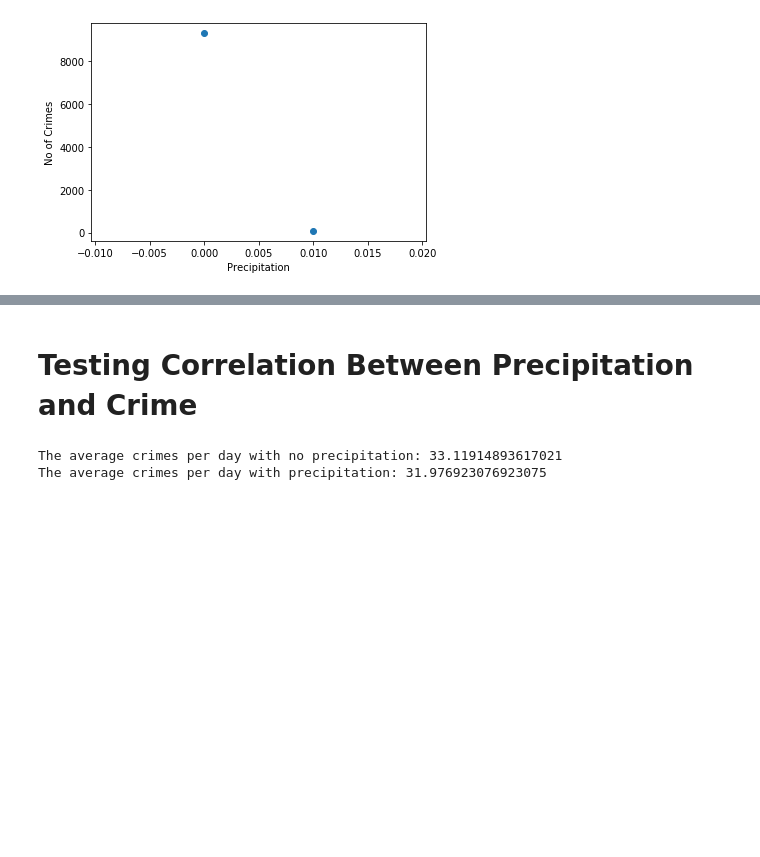
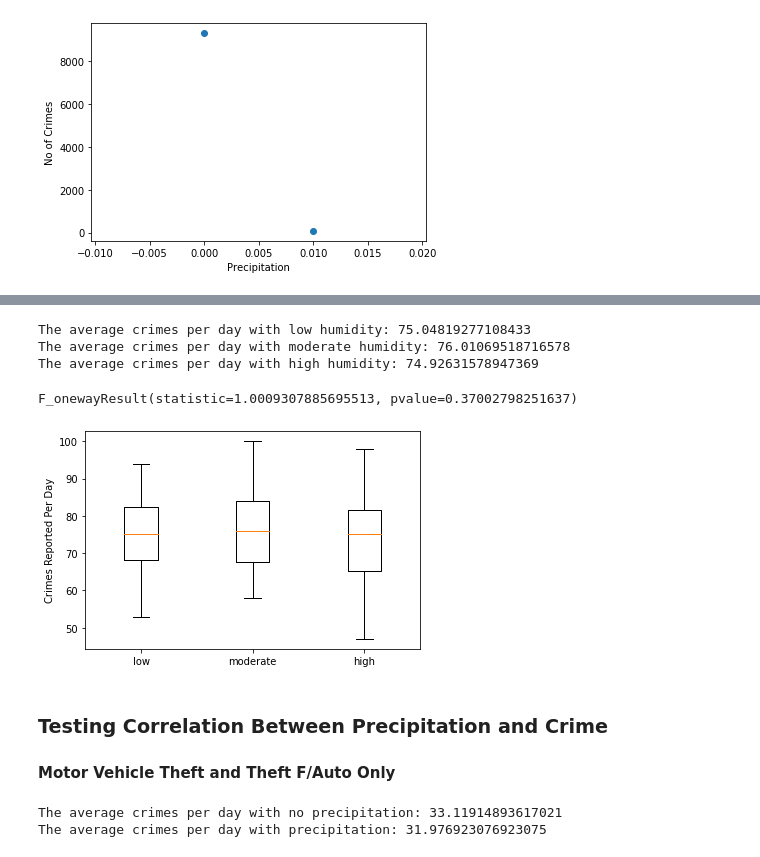
Before and after one commit to b-wild/Project_One_Group_2, a Jupyter notebook: Q3-4_Correlation.ipynb, the cells around one changed output, grey strips where cells are left out. Saved outputs shown, nothing was run; the diff lists cells and outputs as text; code cells hidden in the pictures; blank space fills up the shorter version.

```diff
--- a/Q3-4_Correlation.ipynb
+++ b/Q3-4_Correlation.ipynb
@@ -184,5 +346,60 @@ plt.show()
+# %%
+bins = [0, 54.9, 75.9, 100]
+bin_labels = ['low humidity', 'moderate humidity', 'high humidity']
+
+# organize weather by bins
+data['Humidity Level'] = pd.cut(data['Avg Humidity (%)'], bins, labels=bin_labels, include_lowest=True)
+
+# Avg crime per day low humidity
+low_humidity = data.loc[data['Humidity Level'] == 'low humidity', :]
+low_humidity_group = pd.DataFrame(low_humidity.groupby('Start Date').count())
+avg_crime_low_humidity = (low_humidity_group['ID']).mean()
+print(f"The average crimes per day with low humidity: {avg_crime_low_humidity}")
+
+# Avg crime per day moderate humidity
+mod_humidity = data.loc[data['Humidity Level'] == 'moderate humidity', :]
+mod_humidity_group = pd.DataFrame(mod_humidity.groupby('Start Date').count())
+avg_crime_mod_humidity = (mod_humidity_group['ID']).mean()
+print(f"The average crimes per day with moderate humidity: {avg_crime_mod_humidity}")
+
+# Avg crime per day high humidity
+high_humidity = data.loc[data['Humidity Level'] == 'high humidity', :]
+high_humidity_group = pd.DataFrame(high_humidity.groupby('Start Date').count())
+avg_crime_high_humidity = (high_humidity_group['ID']).mean()
+print(f"The average crimes per day with high humidity: {avg_crime_high_humidity}")
+# %% [output]
+The average crimes per day with low humidity: 75.04819277108433
+The average crimes per day with moderate humidity: 76.01069518716578
+The average crimes per day with high humidity: 74.92631578947369
+# %%
+# One-way ANOVA Test
+# Perform the ANOVA
+# Take samples of 50 from each group.
+low_humidity_sample = random.sample(list(low_humidity_group['ID']), k=50)
+mod_humidity_sample = random.sample(list(mod_humidity_group['ID']), k=50)
+high_humidity_sample = random.sample(list(high_humidity_group['ID']), k=50)
+st.f_oneway(low_humidity_sample, mod_humidity_sample, high_humidity_sample)
+# %% [output]
+F_onewayResult(statistic=1.0009307885695513, pvalue=0.37002798251637)
+# %%
+# Box plot
+box_plot = []
+box_plot.append(low_humidity_sample)
+box_plot.append(mod_humidity_sample)
+box_plot.append(high_humidity_sample)
+
+humidity_label = ['low humidity', 'moderate humidity', 'high humidity']
+
+fig1, ax1 = plt.subplots()
+ax1.set_ylabel('Crimes Reported Per Day')
+ax1.boxplot(box_plot, labels=temperature_label)
+flierprops={'marker': 'o', 'markersize': 12, 'markerfacecolor': 'red'}
+plt.show()
+# %% [output]
+[figure, added]
 # %% [markdown]
-# Testing Correlation Between Precipitation and Crime
+### Testing Correlation Between Precipitation and Crime
+#### Motor Vehicle Theft and Theft F/Auto Only
 # %%
 # Finding average motor vehicle and theft f/auto crime per day precipitation vs. no precipitation
 data_limited = pd.DataFrame(data.loc[(data['Offense Text'] == 'motor vehicle theft') | (data['Offense Text'] == 'theft f/auto'), :])
```
Also changed, not shown: parts of 16 cells of this notebook.
